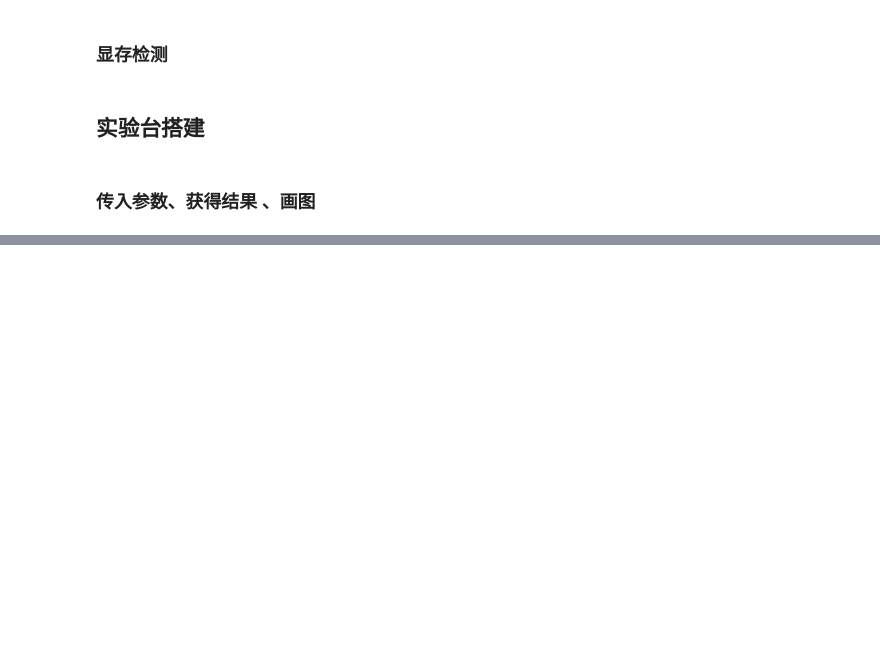
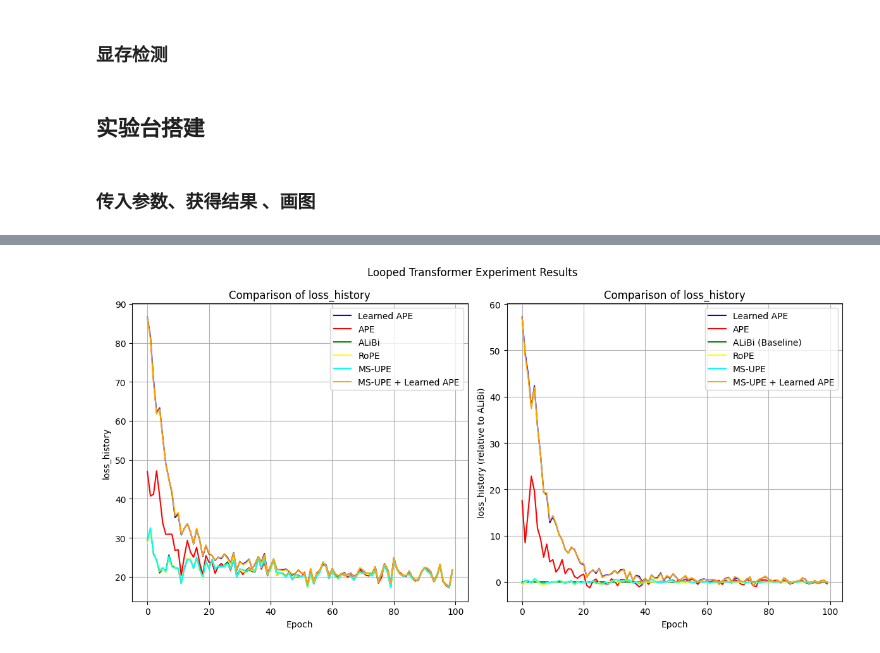
Before and after one commit to Bruce-lhq/looped-transformer-ablation-lab, a Jupyter notebook: Looped_Transformer.ipynb, the cells around one changed output, grey strips where cells are left out. Cells and saved outputs as stored; diff of their text form; code cells hidden in the pictures; blank space fills up the shorter version.

```diff
--- a/Looped_Transformer.ipynb
+++ b/Looped_Transformer.ipynb
@@ -1088,5 +1089,15 @@ init_parameters, train_parameters = default_setup()
 # %%
-init_parameters['experiment_name'] = 'learning_ape_exp'
-learning_ape_exp = LoopedTransformerExperiment(**init_parameters)
-learning_ape_exp.train(**train_parameters)
+pe_table = ExperimentTable(params_groups=[
+    {'pe_type': ['learned_ape'], 'experiment_name': 'Learned APE'},
+    {'pe_type': ['ape'], 'experiment_name': 'APE'},
+    {'pe_type': ['alibi'], 'experiment_name': 'ALiBi'},
+    {'pe_type': ['rope'], 'experiment_name': 'RoPE'},
+    {'pe_type': ['ms_upe'], 'experiment_name': 'MS-UPE'},
+    {'pe_type': ['ms_upe', 'learned_ape'], 'experiment_name': 'MS-UPE + Learned APE'},
+], manual={'epochs': 100, 'print_every': 20})
+pe_table.run(result_lists=[
+    (['loss_history'], 'epoch'),
+    (['loss_history'], 'epoch', 2)  # 以 ALiBi 为基线
+])
+pe_table.plot(figure_size=(12, 6))
 # %% [output]
@@ -1109,0 +1121 @@ Training completed in 34.92 seconds.
+[figure, added]
```
Also changed, not shown: parts of 55 cells of this notebook, 5 other files.
